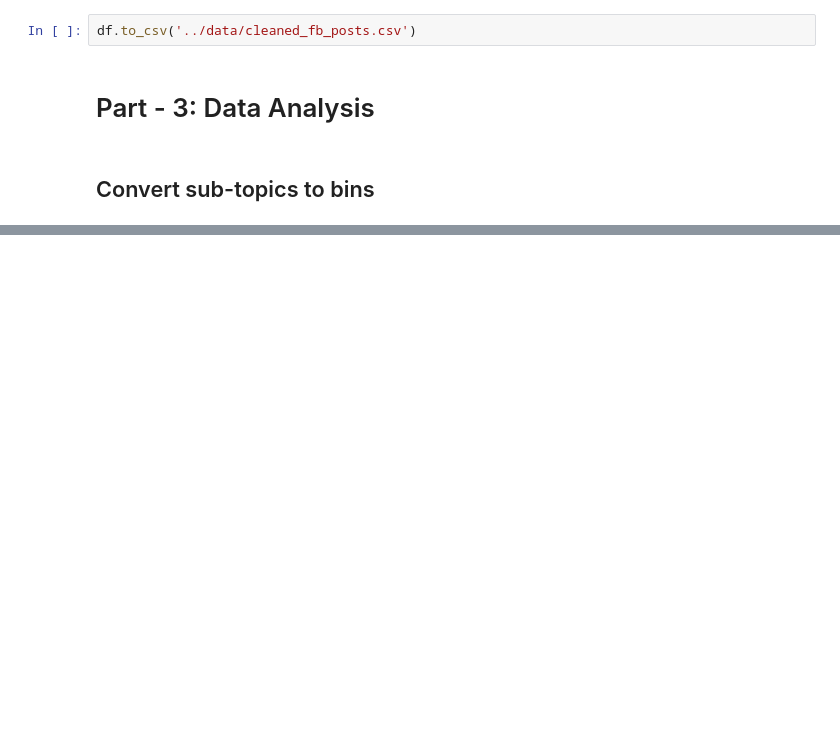
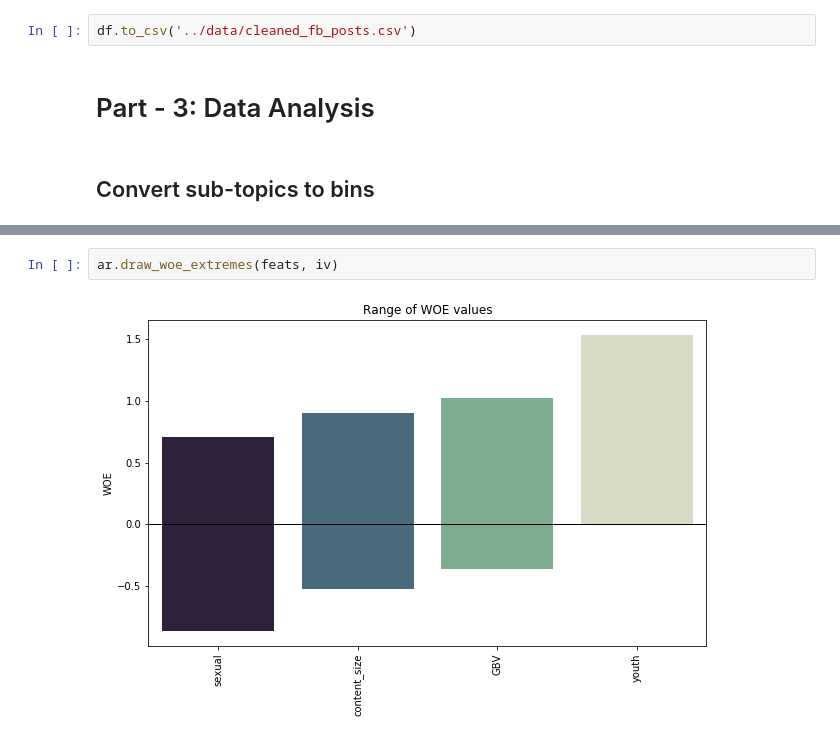
Before and after one commit to yonycherkos/SRH-GBV, a Jupyter notebook: code/SRH_GBV_analysis.ipynb, the cells around one changed output, grey strips where cells are left out. Cells and saved outputs as stored; diff of their text form; blank space fills up the shorter version.

```diff
--- a/code/SRH_GBV_analysis.ipynb
+++ b/code/SRH_GBV_analysis.ipynb
@@ -158,0 +360,4 @@ df.to_csv('data/woe_iv_data.csv')
+# %%
+ar.draw_woe_extremes(feats, iv)
+# %% [output]
+[figure, added]
```
Also changed, not shown: parts of 42 cells of this notebook, 9 other files.
